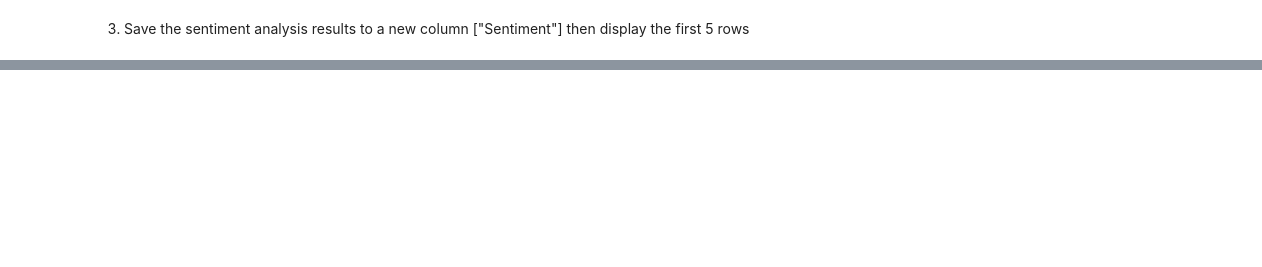
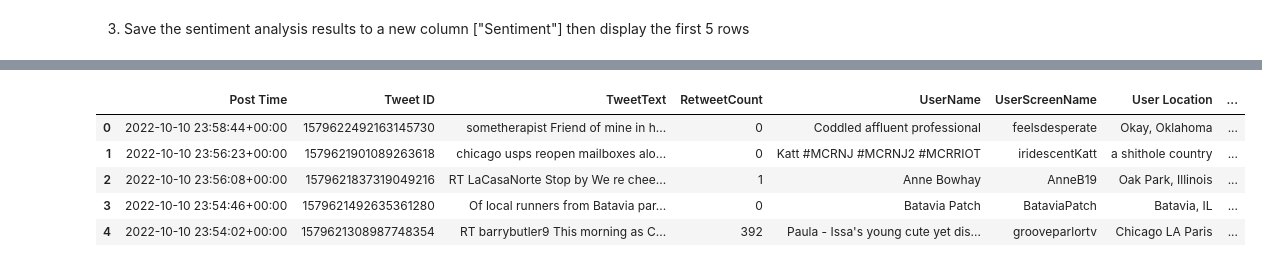
Before and after one commit to wada-yuto/MIS670, a Jupyter notebook: Fall 2022 MIS 670 Mid-term Exam.ipynb, the cells around one changed output, grey strips where cells are left out. Saved outputs shown, nothing was run; the diff lists cells and outputs as text; code cells hidden in the pictures; blank space fills up the shorter version.

```diff
--- a/Fall 2022 MIS 670 Mid-term Exam.ipynb
+++ b/Fall 2022 MIS 670 Mid-term Exam.ipynb
@@ -400,15 +492,10 @@ negative_words = open('Bing_liu_negative.txt', "r").read().splitlines()
 list_tweet = tweet_marathon['TweetText'].to_list()
 
 new_texts = []
-new_documents = []
 remove = ['br', 's']
 flat_review = [''.join(ele) for ele in list_tweet]
 documents = [re.sub("[^a-zA-Z]+", " ", document) for document in flat_review]
 
-for review in documents:
-    x = review.split()
-    new_documents.append(" ".join(a if a not in remove else '' for a in x))
-
-texts = [[word for word in document.lower().split() ] for document in documents]
+texts = [[word for word in document.split() ] for document in documents]
 # %%
 #Analysis
@@ -449,0 +565,34 @@ print(len(negative_review), ' negative tweet')
+# %%
+documents = [re.sub("[^a-zA-Z]+", " ", document) for document in flat_review]
+new_documents = [review.strip() for review in documents]
+
+for index, review in enumerate(new_documents):
+    found = False
+    for positive in positive_review_complete:
+        if positive in review:
+            found = True
+            tweet_marathon.loc[index, 'Analysis'] = "Positive"
+        else:
+            continue
+    if not found:
+        for negative in negative_review_complete:
+            if negative in review:
+                found = True
+                tweet_marathon.loc[index, 'Analysis'] = "Negative"
+            else:
+                continue
+    if not found:
+        for neutural in neutral_review_complete:
+            if neutural in review:
+                found = True
+                tweet_marathon.loc[index, 'Analysis'] = "Neutural"
+            else:
+                continue
+tweet_marathon.head()
+# %% [output]
+|  | Post Time | Tweet ID | TweetText | RetweetCount | UserName | UserScreenName | User Location | ... |
+| 0 | 2022-10-10 23:58:44+00:00 | 1579622492163145730 | sometherapist Friend of mine in h... | 0 | Coddled affluent professional | feelsdesperate | Okay, Oklahoma | ... |
+| 1 | 2022-10-10 23:56:23+00:00 | 1579621901089263618 | chicago usps reopen mailboxes alo... | 0 | Katt #MCRNJ #MCRNJ2 #MCRRIOT | iridescentKatt | a shithole country | ... |
+| 2 | 2022-10-10 23:56:08+00:00 | 1579621837319049216 | RT LaCasaNorte Stop by We re chee... | 1 | Anne Bowhay | AnneB19 | Oak Park, Illinois | ... |
+| 3 | 2022-10-10 23:54:46+00:00 | 1579621492635361280 | Of local runners from Batavia par... | 0 | Batavia Patch | BataviaPatch | Batavia, IL | ... |
+| 4 | 2022-10-10 23:54:02+00:00 | 1579621308987748354 | RT barrybutler9 This morning as C... | 392 | Paula - Issa's young cute yet dis... | grooveparlortv | Chicago LA Paris | ... |
```
Also changed, not shown: parts of 25 cells of this notebook, 5 other files.
